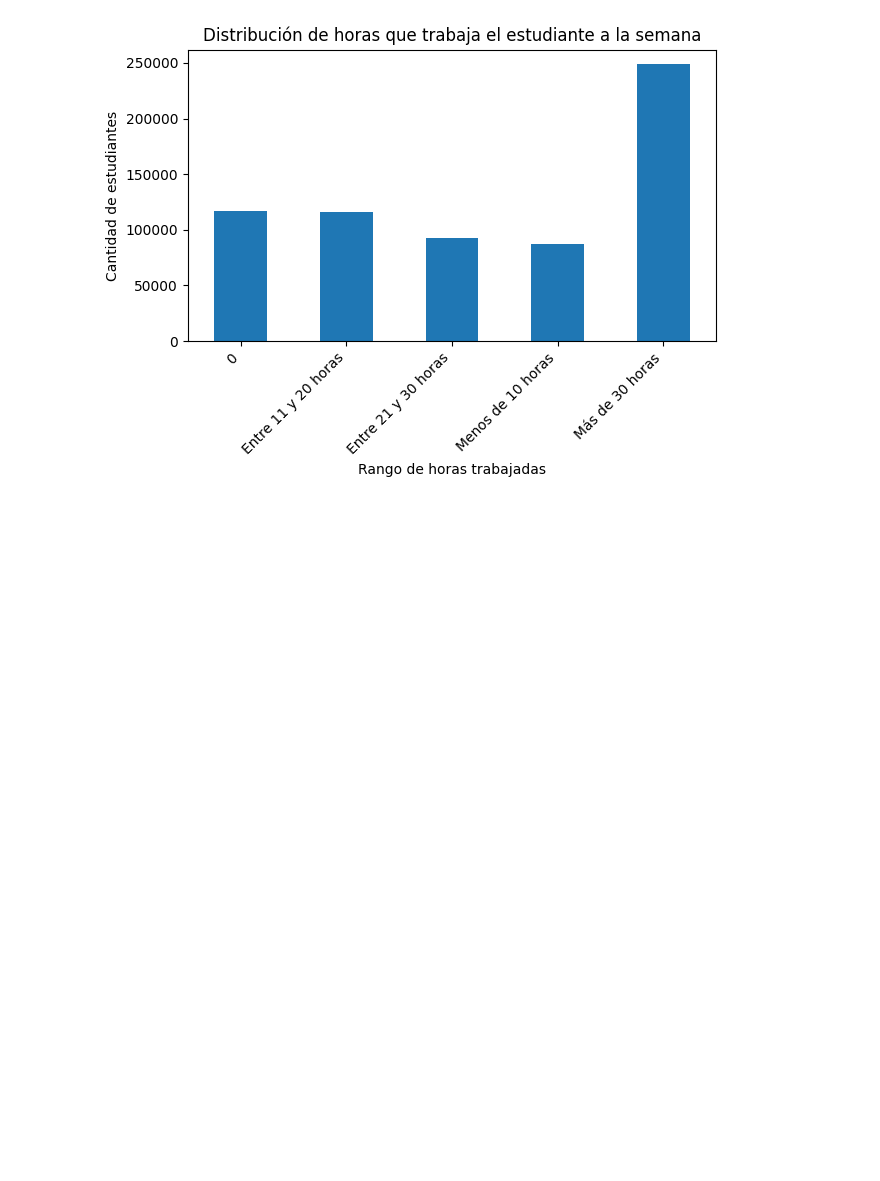
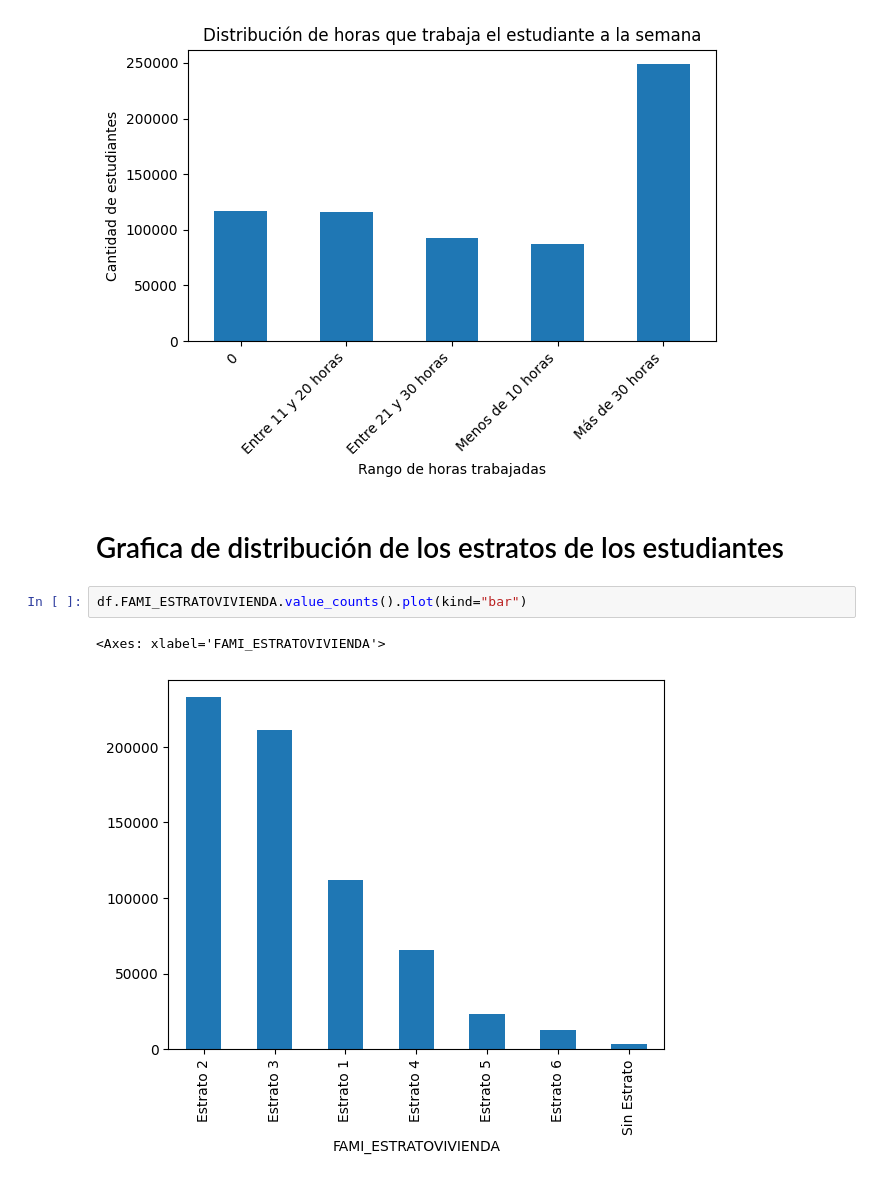
Before and after one commit to JoseM2004/Proyecto-modelos-y-simulacion-de-sistemas-I, a Jupyter notebook: 01_exploración.ipynb, the cells around one changed output. Drawn from its saved outputs; the diff is of its cells as text; blank space fills up the shorter version.

```diff
--- a/01_exploración.ipynb
+++ b/01_exploración.ipynb
@@ -188,3 +160,10 @@ plt.tight_layout()
 plt.show()
 # %% [output]
 [figure]
+# %% [markdown]
+# Grafica de distribución de los estratos de los estudiantes
+# %%
+df.FAMI_ESTRATOVIVIENDA.value_counts().plot(kind="bar")
+# %% [output]
+<Axes: xlabel='FAMI_ESTRATOVIVIENDA'>
+[figure, added]
```
Also changed, not shown: parts of 2 cells of this notebook.
